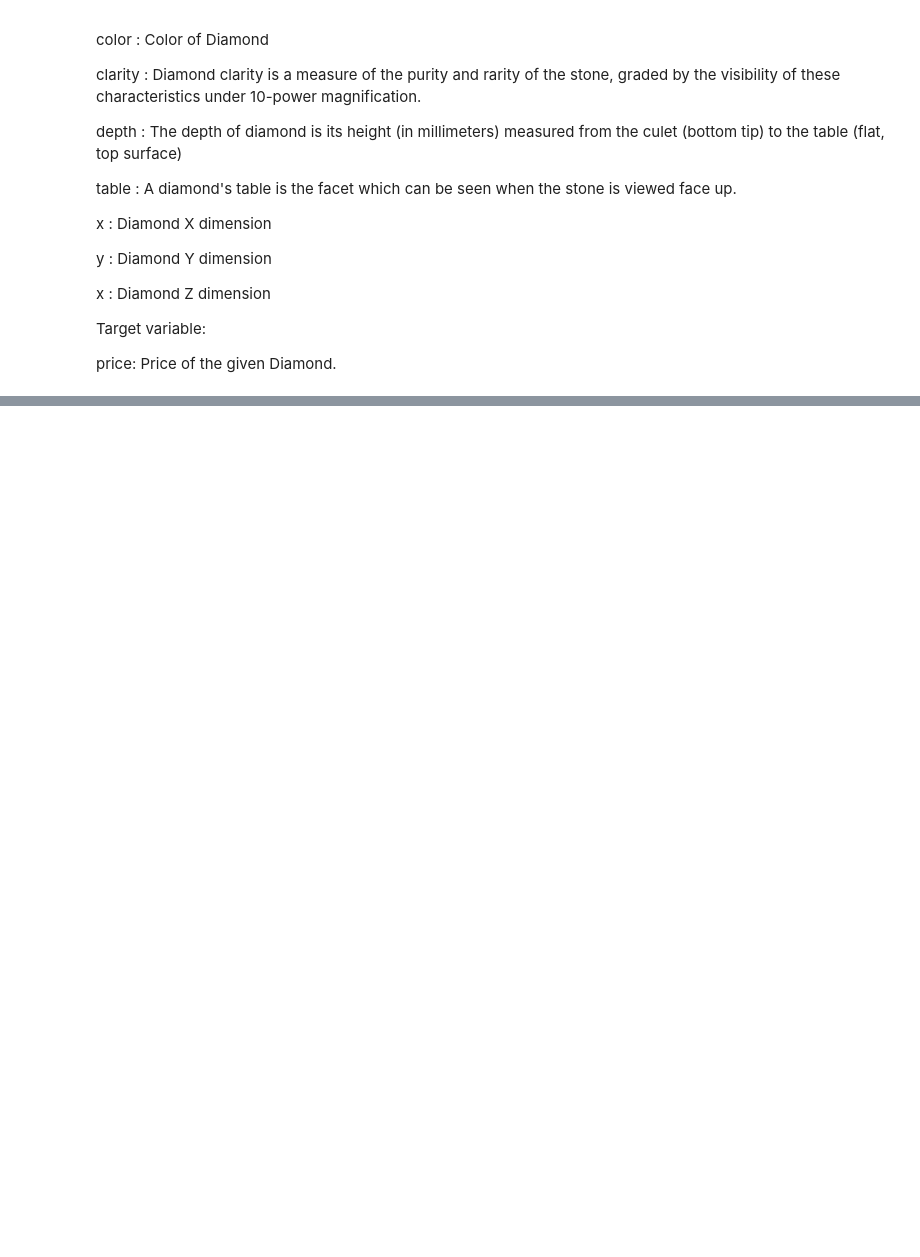
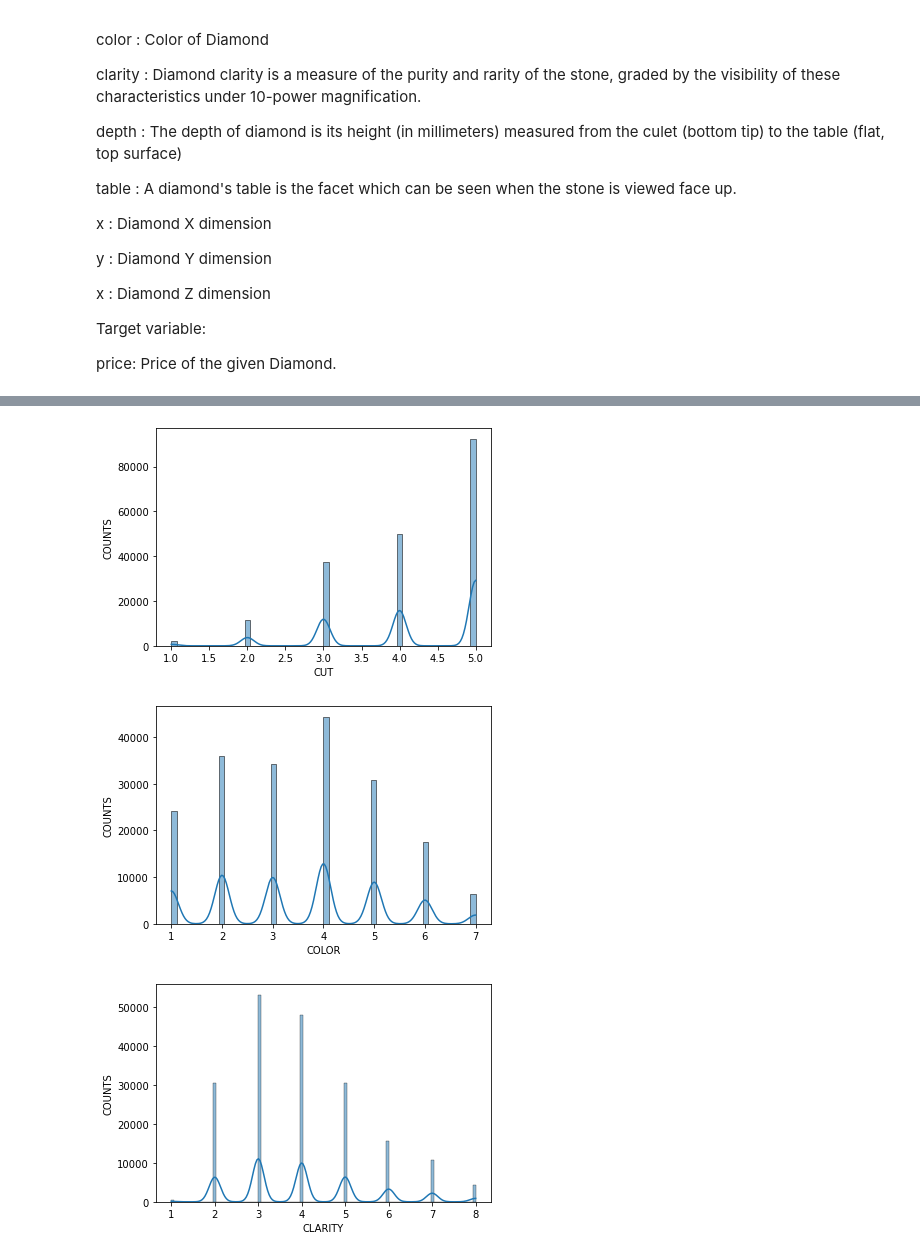
Before and after one commit to raviiai/Diamond_Price_Prediction, a Jupyter notebook: notebook/EDA.ipynb, the cells around one changed output, grey strips where cells are left out. Saved outputs shown, nothing was run; the diff lists cells and outputs as text; code cells hidden in the pictures; blank space fills up the shorter version.

```diff
--- a/notebook/EDA.ipynb
+++ b/notebook/EDA.ipynb
@@ -36,0 +202,13 @@ Error:
+# %%
+# ploting count plot for the categorical features
+
+for i in categorical_columns:
+    sns.histplot(data =df, x=i, kde=True)
+    plt.xlabel(i.upper())
+    plt.ylabel("COUNTS")
+    print()
+    plt.show()
+# %% [output]
+[figure, added]
+[figure, added]
+[figure, added]
```
Also changed, not shown: parts of 33 cells of this notebook.
